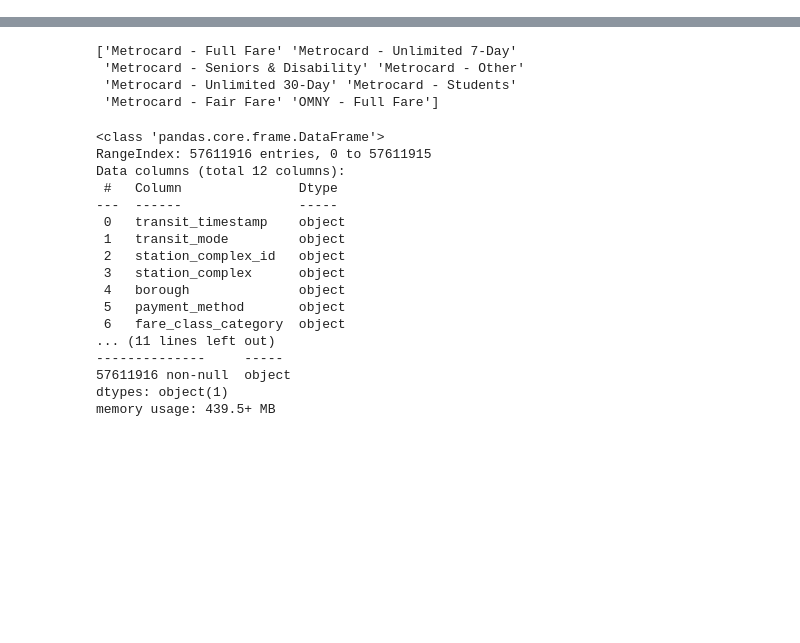
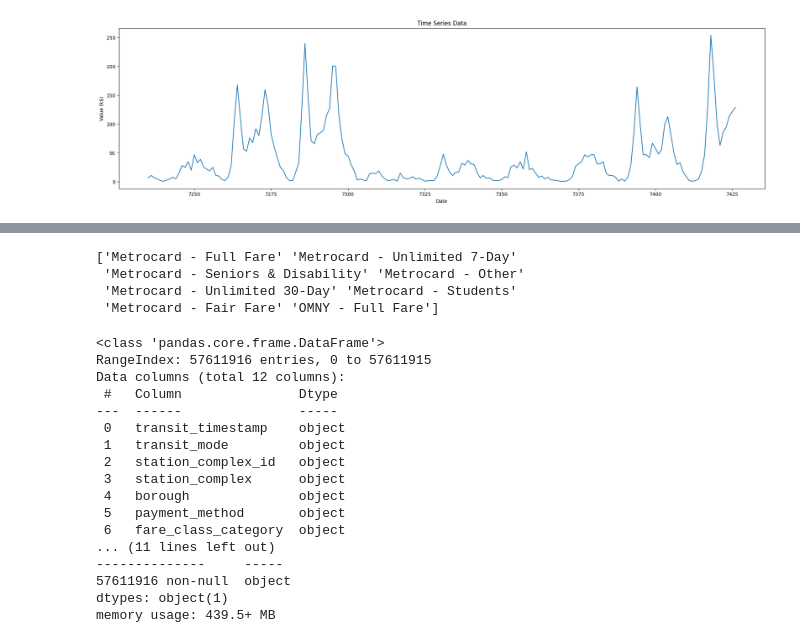
Before and after one commit to GermanButtiero/mobility, a Jupyter notebook: src/Metro_stations.ipynb, the cells around one changed output, grey strips where cells are left out. Saved outputs shown, nothing was run; the diff lists cells and outputs as text; code cells hidden in the pictures; blank space fills up the shorter version.

```diff
--- a/src/Metro_stations.ipynb
+++ b/src/Metro_stations.ipynb
@@ -0,0 +41,9 @@
+# %%
+stations["start_cluster"] = stations["station_cluster"]
+stations["end_cluster"] = stations["station_cluster"]
+trips = trips.merge(stations[['station_id', 'start_cluster']], left_on='start_station_id', right_on='station_id', how='left')
+trips = trips.merge(stations[['station_id', 'end_cluster']], left_on='end_station_id', right_on='station_id', how='left')
+# %%
+prediction = trips.groupby(['start_cluster', 'pickup_day', 'pickup_hour']).agg({'starttime':'count'}).reset_index()
+prediction["count"] = prediction["starttime"]
+prediction = prediction.drop(columns=['starttime'])
@@ -0,0 +59,4 @@
+# %%
+# filter cluster 1
+df = prediction[prediction["start_cluster"] == 1]
+df.head()
@@ -0,0 +93,10 @@
+# %%
+#plot linear chart of average daily
+plt.figure(figsize=(24,6))
+plt.plot( df['count'][:192])
+plt.xlabel('Date')
+plt.ylabel('Value (k$)')
+plt.title('Time Series Data')
+plt.show()
+# %% [output]
+[figure, added]
```
Also changed, not shown: parts of 13 cells of this notebook.
